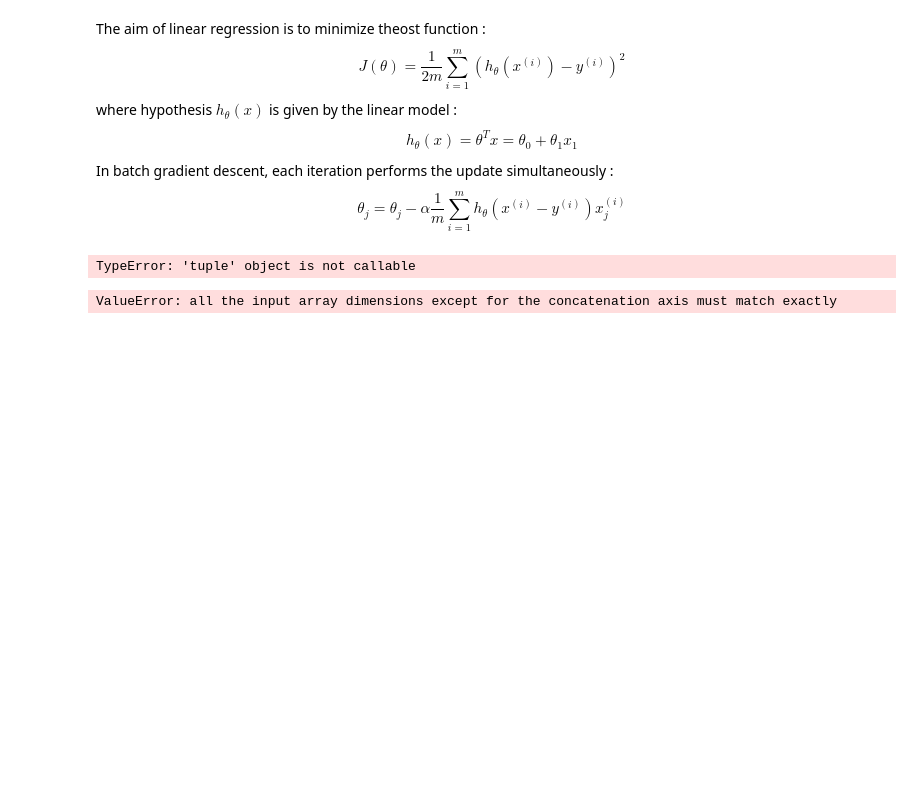
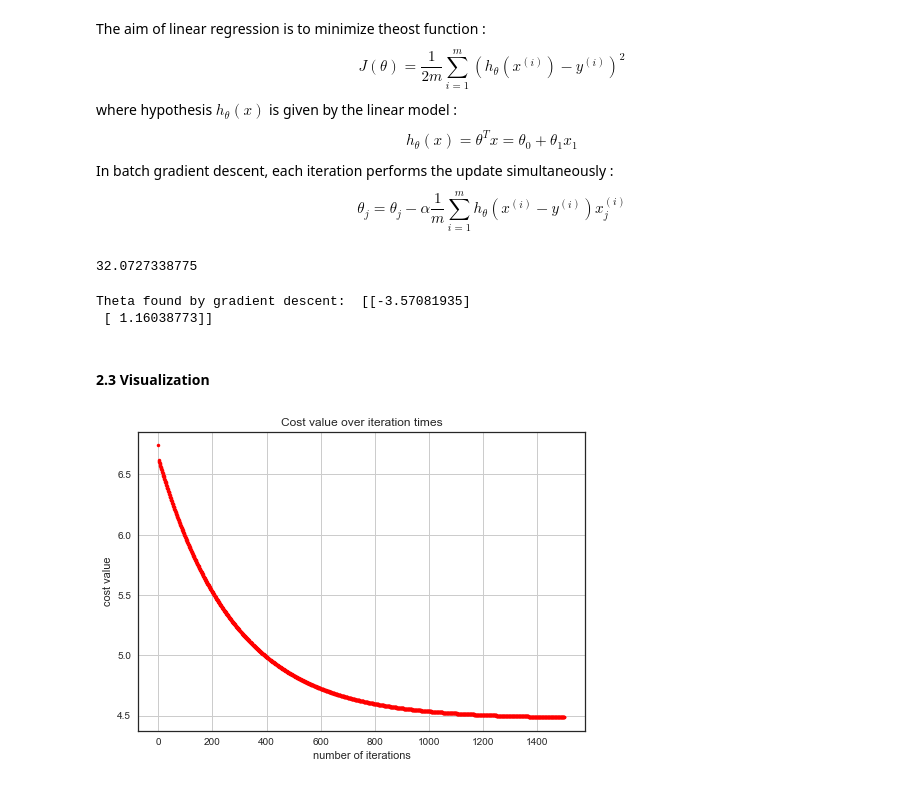
Before and after one commit to RunningLeon/coursera-ML, a Jupyter notebook: machine-learning-ex1/ex1/ex1.ipynb, the cells around one changed output. Cells and saved outputs as stored; diff of their text form; code cells hidden in the pictures; blank space fills up the shorter version.

```diff
--- a/machine-learning-ex1/ex1/ex1.ipynb
+++ b/machine-learning-ex1/ex1/ex1.ipynb
@@ -77,19 +76,37 @@ In batch gradient descent, each iteration performs the update simultaneously : $
 \end{equation*}
 $$
 # %%
-###
-def computeCost(X, y, theta=[[0],[0]]):
-    X = np.c_[np.ones(X.shape(0),X)]
-    print(X)
-    m = y.size
-    assert m==97
-    J = 1/(2*m)*np.sum(np.square(X.dot(theta) - y))
-    return J
+### Compute cost function
+def computeCost(X, y, theta):
+    return 1/(2*m)*np.sum(np.square(X.dot(theta) - y))
-# %%
-computeCost(X, y)
-# %% [output]
-TypeError: 'tuple' object is not callable
-# %%
-np.c_[np.array([1, 1, 1]), np.array([[2, 3, 4],[6, 7, 8]])]
-# %% [output]
-ValueError: all the input array dimensions except for the concatenation axis must match exactly
+# %%
+theta0 = np.matrix(np.zeros((2, 1)))
+print(computeCost(X_new, y_new, theta0))
+# %% [output]
+32.0727338775
+# %%
+### Gradient descent
+def gradientDescent(X, y, theta, alpha=0.01, num_iters=1500):
+    J_history = np.zeros(num_iters)
+    for i in range(num_iters):
+        theta = theta - alpha/m*X.T.dot(X.dot(theta)-y)
+        J_history[i] = computeCost(X, y, theta)
+    return (theta, J_history)
+(theta, J_history) = gradientDescent(X_new, y_new, theta0+1)
+print('Theta found by gradient descent: ', theta)
+# %% [output]
+Theta found by gradient descent:  [[-3.57081935]
+ [ 1.16038773]]
+# %% [markdown]
+#### 2.3 Visualization
+# %%
+### Visualizing cost value over iteration
+# plt.figure(figsize=(10,6))
+plt.plot(np.arange(1500)+1, J_history, 'r.')
+plt.grid(True)
+plt.xlabel('number of iterations')
+plt.ylabel('cost value')
+plt.title('Cost value over iteration times')
+plt.show()
+# %% [output]
+[figure, added]
```
Also changed, not shown: parts of 5 cells of this notebook, 1 other file.
